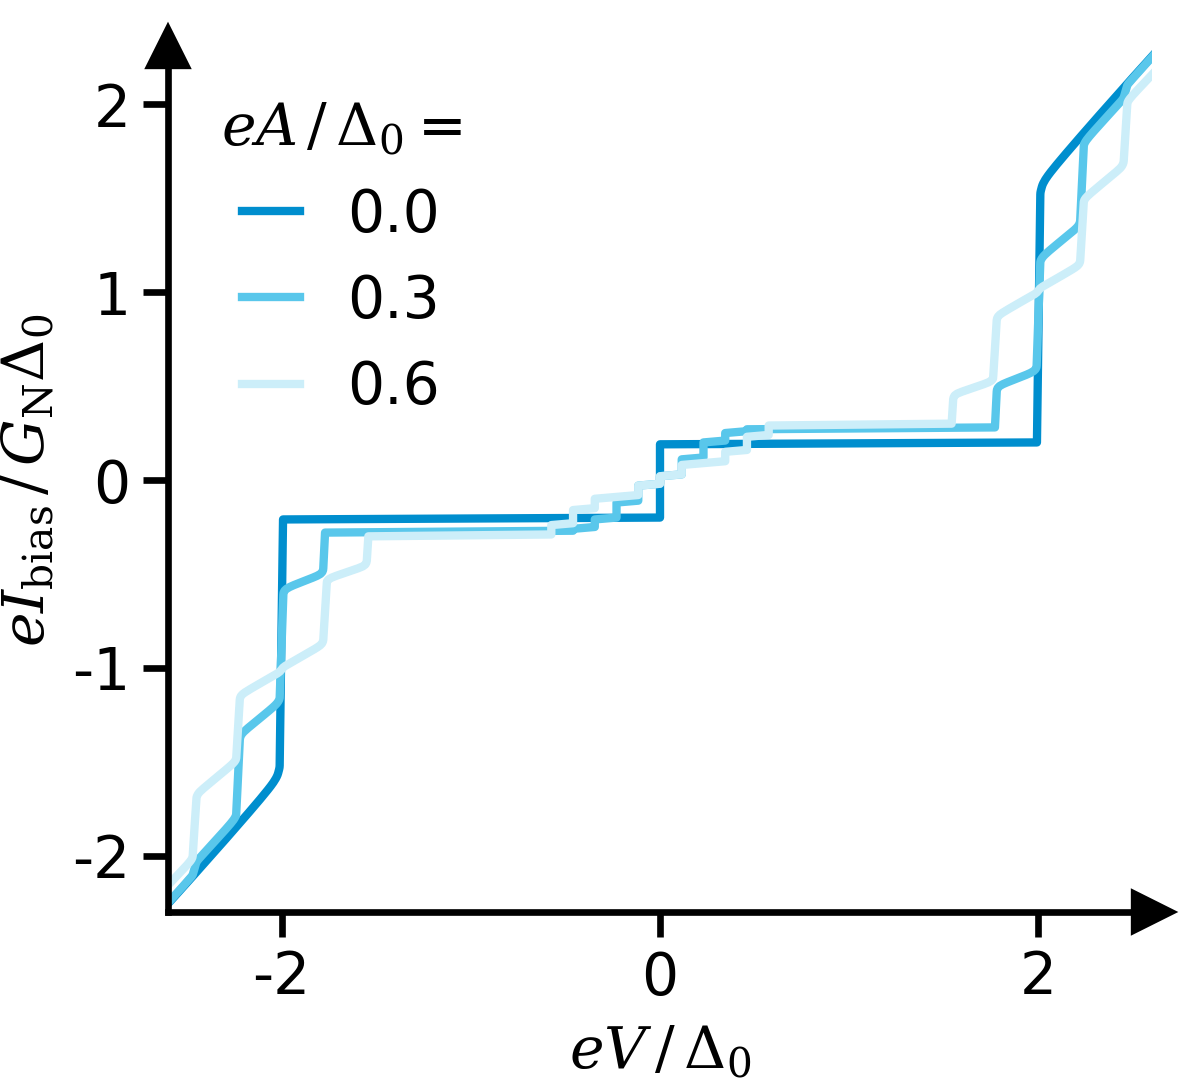
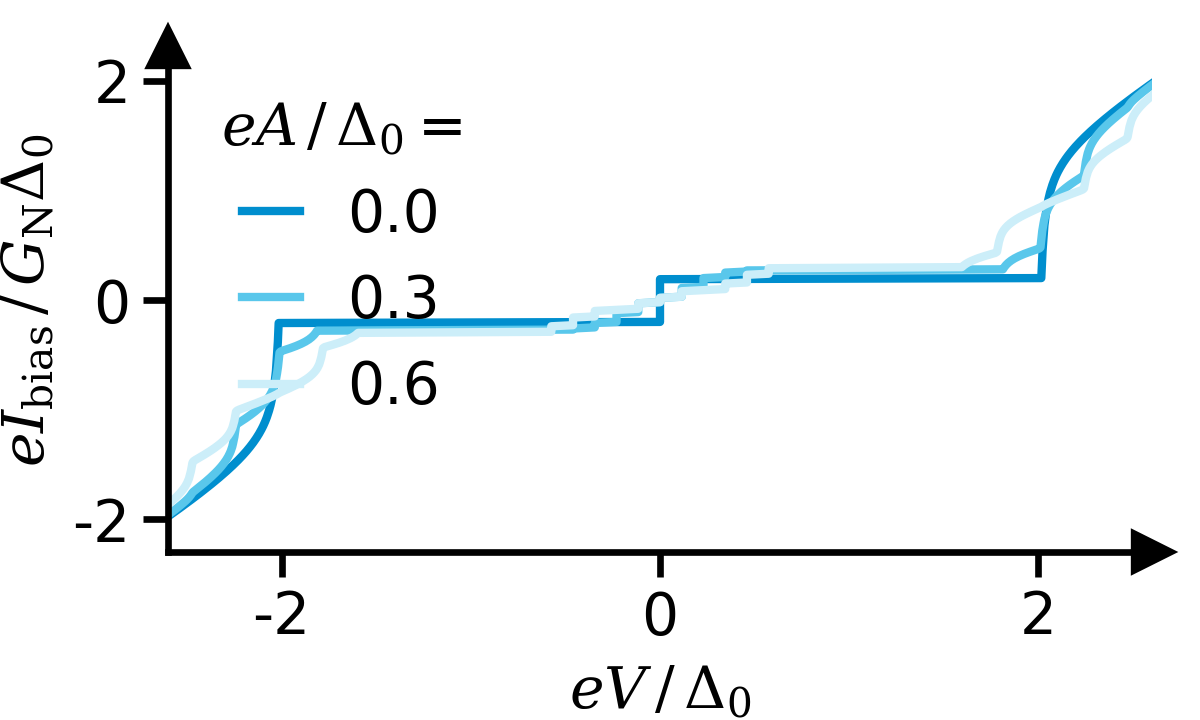
Code edit (unified diff) that turned the first committed figure into the second:
--- before
+++ after
@@ -1,3 +1,3 @@
-fig, ax = sc.get_figure(figsize=(2.0, 1.8))
+fig, ax = sc.get_figure(figsize=(2.0, 1.2))
 
 for i, a_mV in enumerate(A_mV):

Commit: new macro picture, with new bcs api